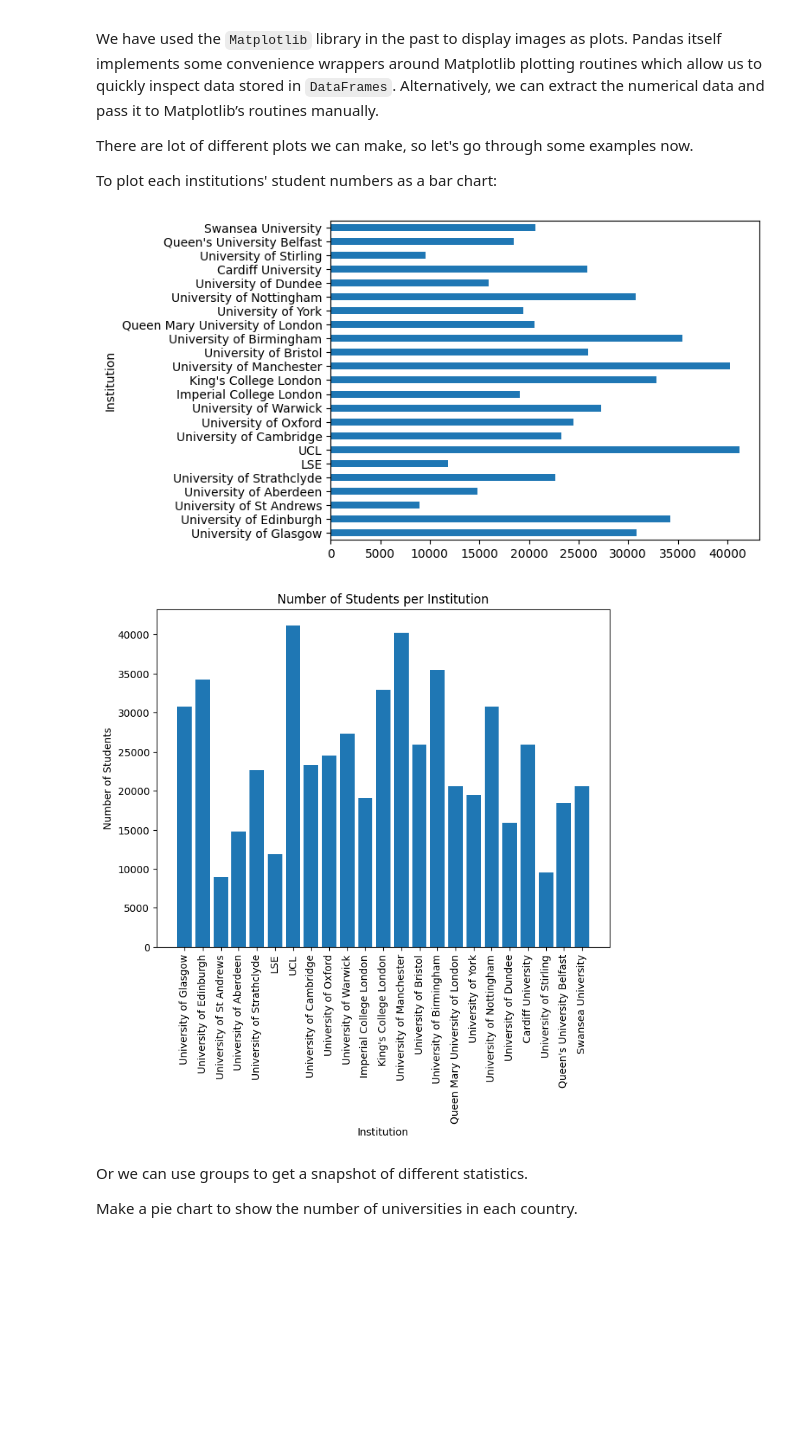
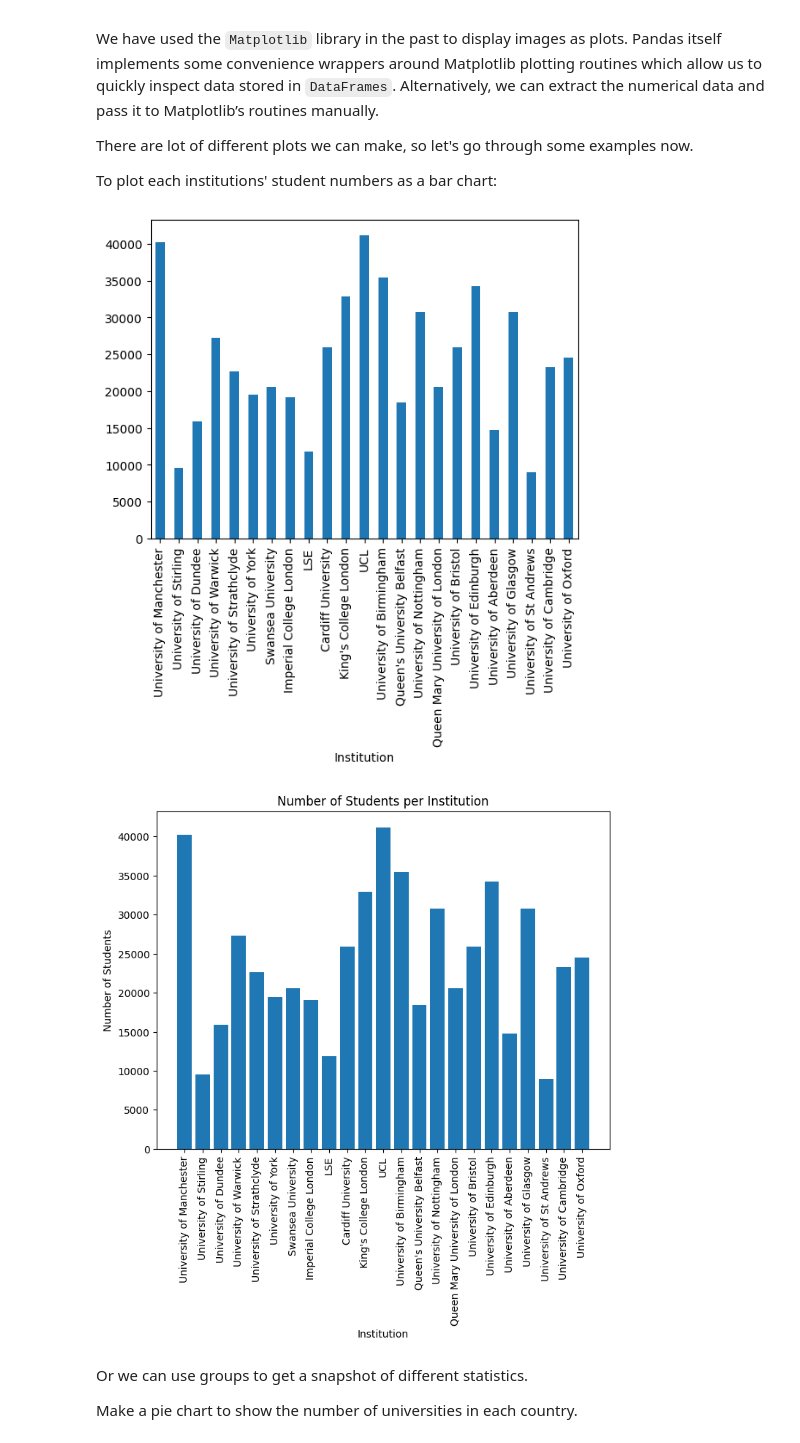
Before and after one commit to gormes-EPIC/Lab5_Pandas, a Jupyter notebook: DSF24_PandasNotes.ipynb, the cells around one changed output. Saved outputs shown, nothing was run; the diff lists cells and outputs as text; code cells hidden in the pictures; blank space fills up the shorter version.

```diff
--- a/DSF24_PandasNotes.ipynb
+++ b/DSF24_PandasNotes.ipynb
@@ -387,0 +427,3 @@ You can also create whole new columns using indices.
+# %%
+df['CostPerStudent'] = df['Budget']/df['Students']
+df
@@ -426,0 +468,8 @@ instead of integers:
+# %%
+import string
+index = list(string.ascii_lowercase)
+index = index[0:len(df)]
+
+df['index'] = index
+df.set_index(keys=['index'], inplace=True)
+df
@@ -459,0 +510,3 @@ We can reset the index to its default integer values using the `reset_index()` m
+# %%
+df = df.reset_index(drop=True)
+df
@@ -528,0 +586,4 @@ You can also use other more complicated boolean operators to splice data.
+# %%
+df.loc[df['Founded'] > 1800]
+df = df.sort_values(by='Founded', ascending=False)
+df
@@ -621,18 +709,20 @@ There are lot of different plots we can make, so let's go through some examples
 
 To plot each institutions' student numbers as a bar chart:
 # %%
+df2 = df.set_index(keys = ['Institution'])
+df2['Students'].plot(kind='bar')
 
 import matplotlib.pyplot as plt
 plt.figure(figsize=(8, 6))
 plt.bar(df2.index, df2['Students'])
 plt.xlabel('Institution')
 plt.xticks(rotation=90) # Rotate x-axis labels vertically
 plt.ylabel('Number of Students')
 plt.title('Number of Students per Institution')
 plt.show()
 # %% [output]
-[figure, old version]
+[figure, new version]
-[figure, old version]
+[figure, new version]
 # %% [markdown]
 Or we can use groups to get a snapshot of different statistics.
 
```
Also changed, not shown: parts of 88 cells of this notebook, 1 other file.
